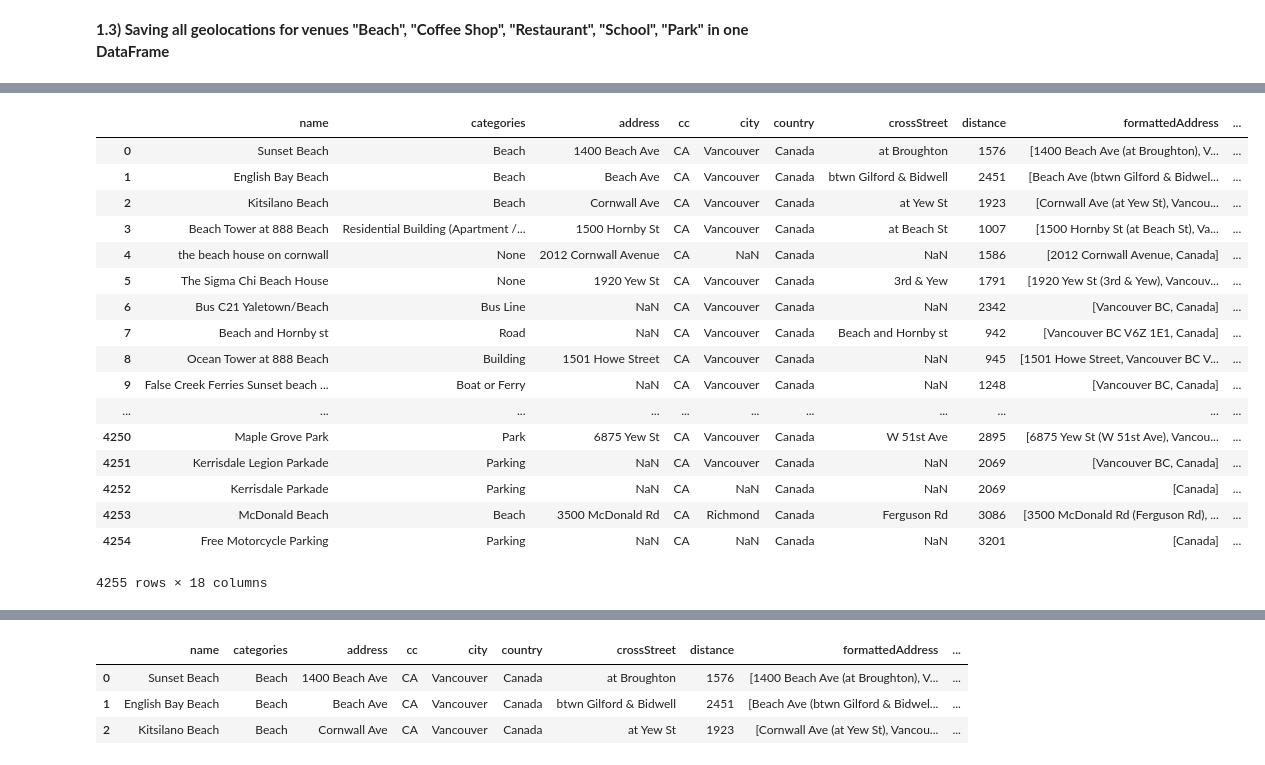
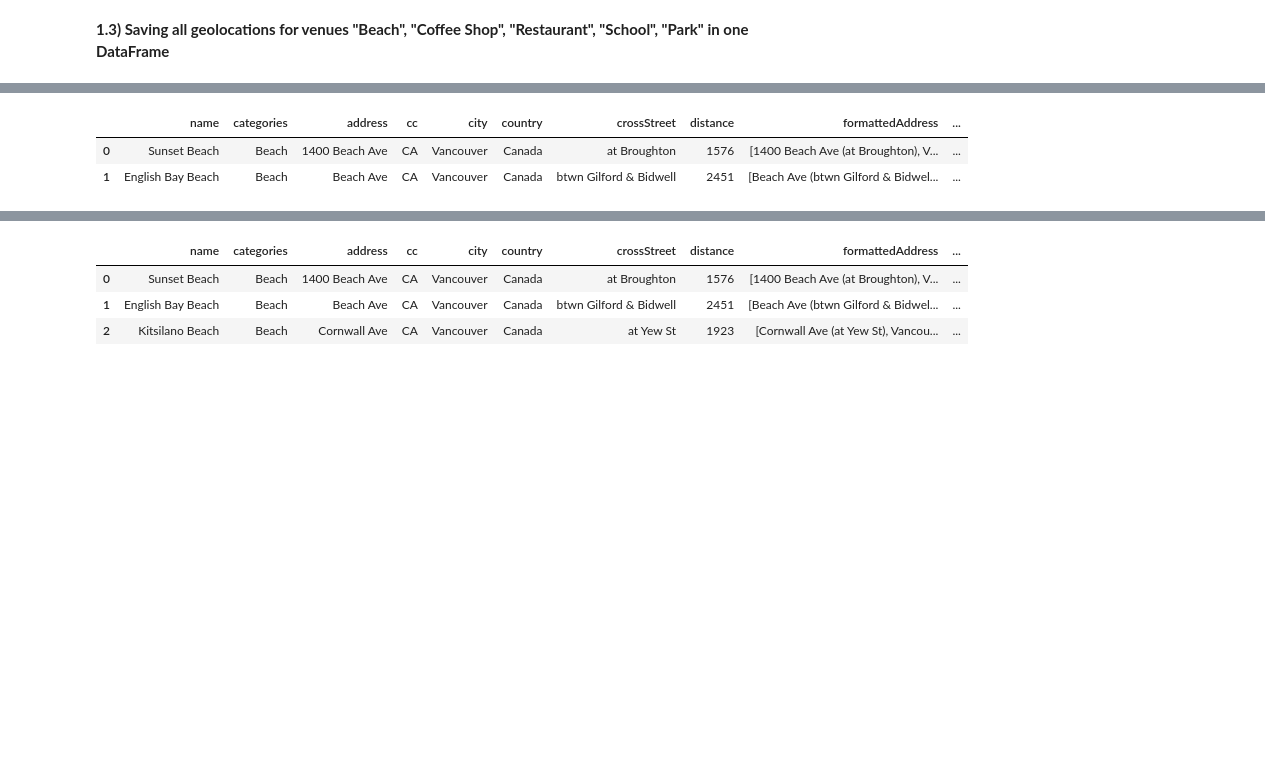
Before and after one commit to rainerotte/Coursera_Capstone, a Jupyter notebook: Applied_DS_Capstone.ipynb, the cells around one changed output, grey strips where cells are left out. Saved outputs shown, nothing was run; the diff lists cells and outputs as text; code cells hidden in the pictures; blank space fills up the shorter version.

```diff
--- a/Applied_DS_Capstone.ipynb
+++ b/Applied_DS_Capstone.ipynb
@@ -368,24 +352,9 @@ result_df_all.shape
 # %%
-result_df_all
+result_df_all.head(2)
 # %% [output]
 |  | name | categories | address | cc | city | country | crossStreet | distance | formattedAddress | ... |
 | 0 | Sunset Beach | Beach | 1400 Beach Ave | CA | Vancouver | Canada | at Broughton | 1576 | [1400 Beach Ave (at Broughton), V... | ... |
 | 1 | English Bay Beach | Beach | Beach Ave | CA | Vancouver | Canada | btwn Gilford & Bidwell | 2451 | [Beach Ave (btwn Gilford & Bidwel... | ... |
-| 2 | Kitsilano Beach | Beach | Cornwall Ave | CA | Vancouver | Canada | at Yew St | 1923 | [Cornwall Ave (at Yew St), Vancou... | ... |
-| 3 | Beach Tower at 888 Beach | Residential Building (Apartment /... | 1500 Hornby St | CA | Vancouver | Canada | at Beach St | 1007 | [1500 Hornby St (at Beach St), Va... | ... |
-| 4 | the beach house on cornwall | None | 2012 Cornwall Avenue | CA | NaN | Canada | NaN | 1586 | [2012 Cornwall Avenue, Canada] | ... |
-| 5 | The Sigma Chi Beach House | None | 1920 Yew St | CA | Vancouver | Canada | 3rd & Yew | 1791 | [1920 Yew St (3rd & Yew), Vancouv... | ... |
-| 6 | Bus C21 Yaletown/Beach | Bus Line | NaN | CA | Vancouver | Canada | NaN | 2342 | [Vancouver BC, Canada] | ... |
-| 7 | Beach and Hornby st | Road | NaN | CA | Vancouver | Canada | Beach and Hornby st | 942 | [Vancouver BC V6Z 1E1, Canada] | ... |
-| 8 | Ocean Tower at 888 Beach | Building | 1501 Howe Street | CA | Vancouver | Canada | NaN | 945 | [1501 Howe Street, Vancouver BC V... | ... |
-| 9 | False Creek Ferries Sunset beach ... | Boat or Ferry | NaN | CA | Vancouver | Canada | NaN | 1248 | [Vancouver BC, Canada] | ... |
-| ... | ... | ... | ... | ... | ... | ... | ... | ... | ... | ... |
-| 4250 | Maple Grove Park | Park | 6875 Yew St | CA | Vancouver | Canada | W 51st Ave | 2895 | [6875 Yew St (W 51st Ave), Vancou... | ... |
-| 4251 | Kerrisdale Legion Parkade | Parking | NaN | CA | Vancouver | Canada | NaN | 2069 | [Vancouver BC, Canada] | ... |
-| 4252 | Kerrisdale Parkade | Parking | NaN | CA | NaN | Canada | NaN | 2069 | [Canada] | ... |
-| 4253 | McDonald Beach | Beach | 3500 McDonald Rd | CA | Richmond | Canada | Ferguson Rd | 3086 | [3500 McDonald Rd (Ferguson Rd), ... | ... |
-| 4254 | Free Motorcycle Parking | Parking | NaN | CA | NaN | Canada | NaN | 3201 | [Canada] | ... |
-4255 rows × 18 columns
 # %%
 #Dropping redundant venue entries
 result_df_filtered = result_df_all.drop_duplicates('id', keep='first', inplace=False)
```
Also changed, not shown: parts of 18 cells of this notebook.
